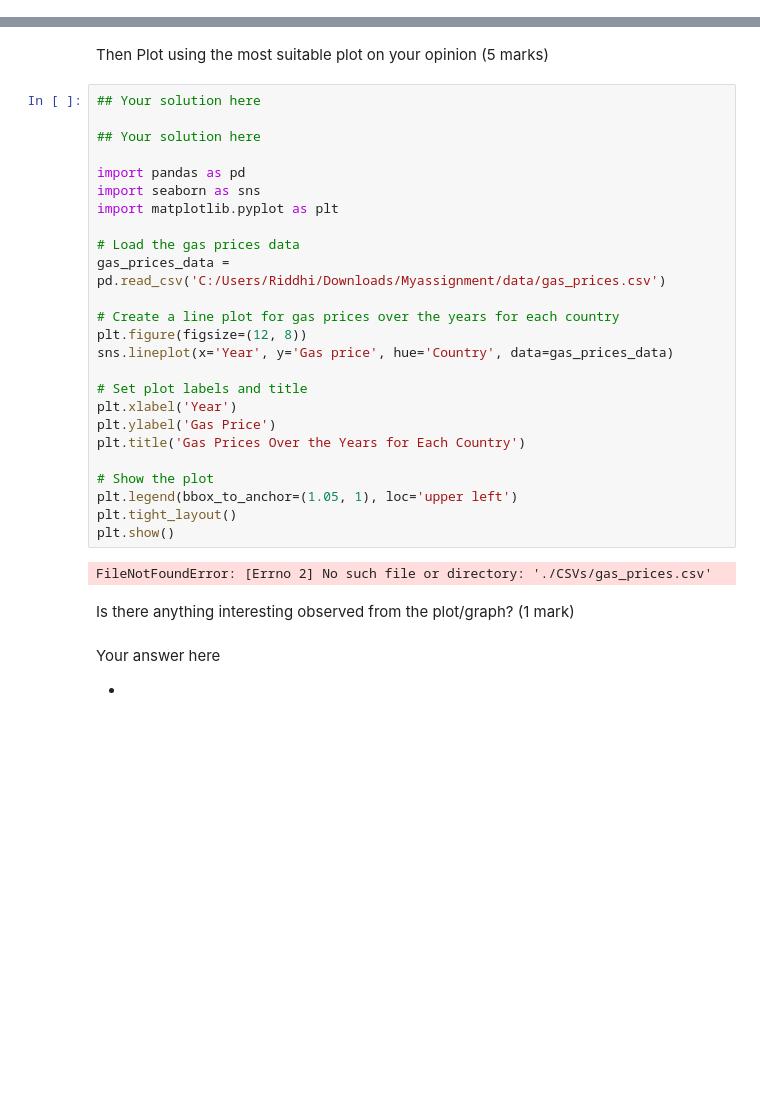
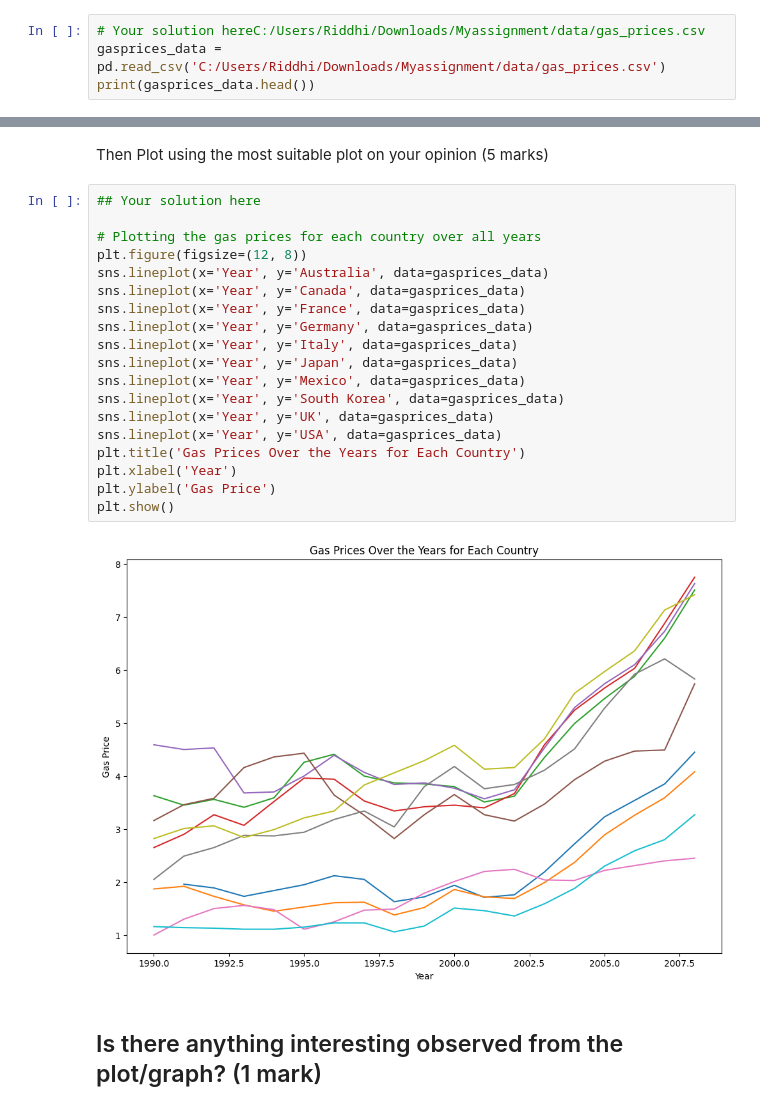
Before and after one commit to Riddhihindocha90/Myassignment, a Jupyter notebook: Assignment_Lab4.ipynb, the cells around one changed output, grey strips where cells are left out. Cells and saved outputs as stored; diff of their text form; blank space fills up the shorter version.

```diff
--- a/Assignment_Lab4.ipynb
+++ b/Assignment_Lab4.ipynb
@@ -320,0 +303,4 @@ ValueError: Could not interpret value `Price` for parameter `y`
+# %%
+# Your solution hereC:/Users/Riddhi/Downloads/Myassignment/data/gas_prices.csv
+gasprices_data = pd.read_csv('C:/Users/Riddhi/Downloads/Myassignment/data/gas_prices.csv')
+print(gasprices_data.head())
@@ -321,35 +321,25 @@ ValueError: Could not interpret value `Price` for parameter `y`
 # %% [markdown]
 Then Plot using the most suitable plot on your opinion (5 marks)
-# %%
-## Your solution here
-
-## Your solution here
-
-import pandas as pd
-import seaborn as sns
-import matplotlib.pyplot as plt
-
-# Load the gas prices data
-gas_prices_data = pd.read_csv('C:/Users/Riddhi/Downloads/Myassignment/data/gas_prices.csv')
-
-# Create a line plot for gas prices over the years for each country
-plt.figure(figsize=(12, 8))
-sns.lineplot(x='Year', y='Gas price', hue='Country', data=gas_prices_data)
-
-# Set plot labels and title
-plt.xlabel('Year')
-plt.ylabel('Gas Price')
-plt.title('Gas Prices Over the Years for Each Country')
-
-# Show the plot
-plt.legend(bbox_to_anchor=(1.05, 1), loc='upper left')
-plt.tight_layout()
-plt.show()
-# %% [output]
-FileNotFoundError: [Errno 2] No such file or directory: './CSVs/gas_prices.csv'
+# %%
+## Your solution here
+
+# Plotting the gas prices for each country over all years
+plt.figure(figsize=(12, 8))
+sns.lineplot(x='Year', y='Australia', data=gasprices_data)
+sns.lineplot(x='Year', y='Canada', data=gasprices_data)
+sns.lineplot(x='Year', y='France', data=gasprices_data)
+sns.lineplot(x='Year', y='Germany', data=gasprices_data)
+sns.lineplot(x='Year', y='Italy', data=gasprices_data)
+sns.lineplot(x='Year', y='Japan', data=gasprices_data)
+sns.lineplot(x='Year', y='Mexico', data=gasprices_data)
+sns.lineplot(x='Year', y='South Korea', data=gasprices_data)
+sns.lineplot(x='Year', y='UK', data=gasprices_data)
+sns.lineplot(x='Year', y='USA', data=gasprices_data)
+plt.title('Gas Prices Over the Years for Each Country')
+plt.xlabel('Year')
+plt.ylabel('Gas Price')
+plt.show()
+# %% [output]
+[figure, added]
 # %% [markdown]
-Is there anything interesting observed from the plot/graph? (1 mark)
+## Is there anything interesting observed from the plot/graph? (1 mark)
-# %% [markdown]
-Your answer here
-
-*
```
Also changed, not shown: parts of 23 cells of this notebook, 1 other file.
